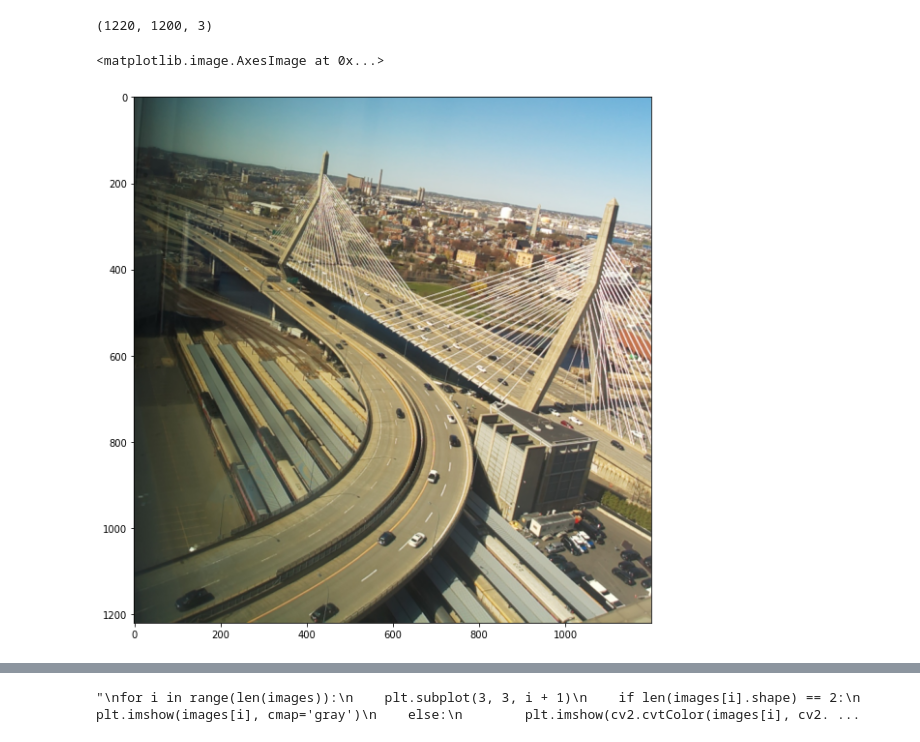
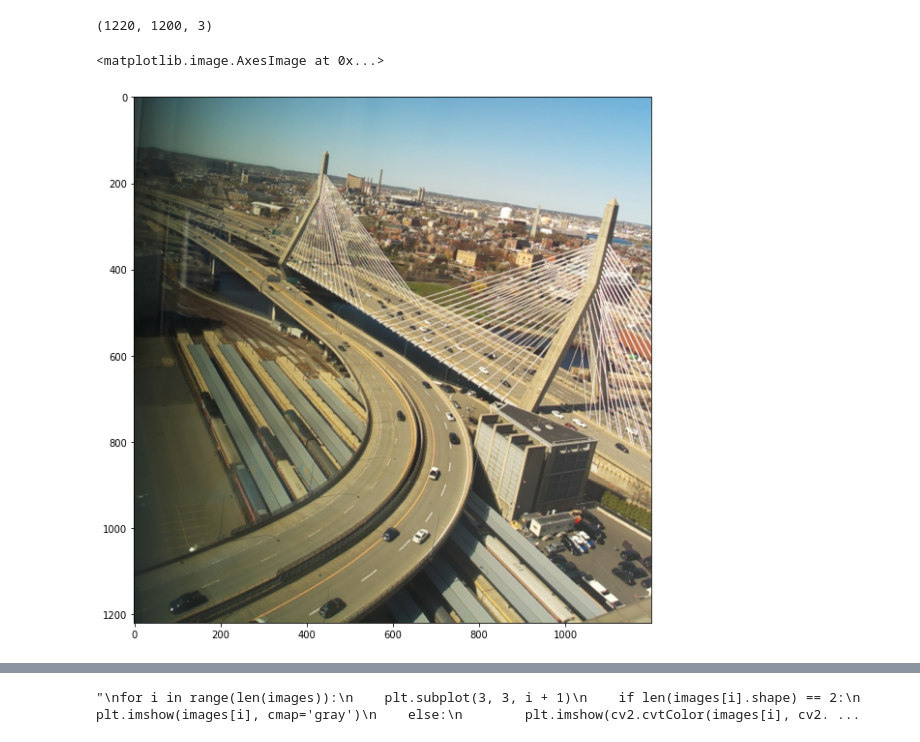
Before and after one commit to robertej19/EyeCandy, a Jupyter notebook: cvtesting-2.ipynb, the cells around one changed output, grey strips where cells are left out. Drawn from its saved outputs; the diff is of its cells as text; code cells hidden in the pictures.

```diff
--- a/cvtesting-2.ipynb
+++ b/cvtesting-2.ipynb
@@ -6,18 +6,18 @@ import os
 import sys
 # %%
 #load first image in test_frames
-img = cv2.imread("test_frames/1745176127362.jpg")
+img = cv2.imread("test_frames/1745176127519.jpg")
 print(img.shape)
 #rotate image by 180 degrees
 img = cv2.rotate(img, cv2.ROTATE_180)
 #show image
 # make a big figure
 plt.figure(figsize=(10, 10))
 plt.imshow(cv2.cvtColor(img, cv2.COLOR_BGR2RGB))
 # %% [output]
 (1220, 1200, 3)
 <matplotlib.image.AxesImage at 0x...>
-[figure, old version]
+[figure, new version]
 # %%
 frame = img.copy()
 mask = cv2.imread('road_mask.png', cv2.IMREAD_GRAYSCALE)
```
Also changed, not shown: parts of 2 cells of this notebook.
